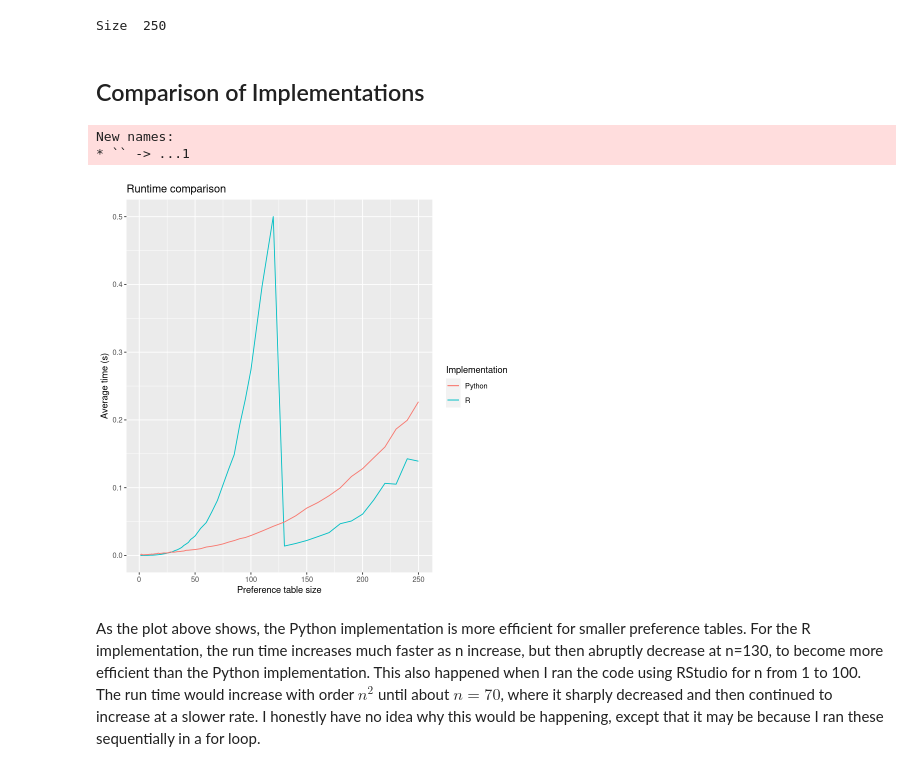
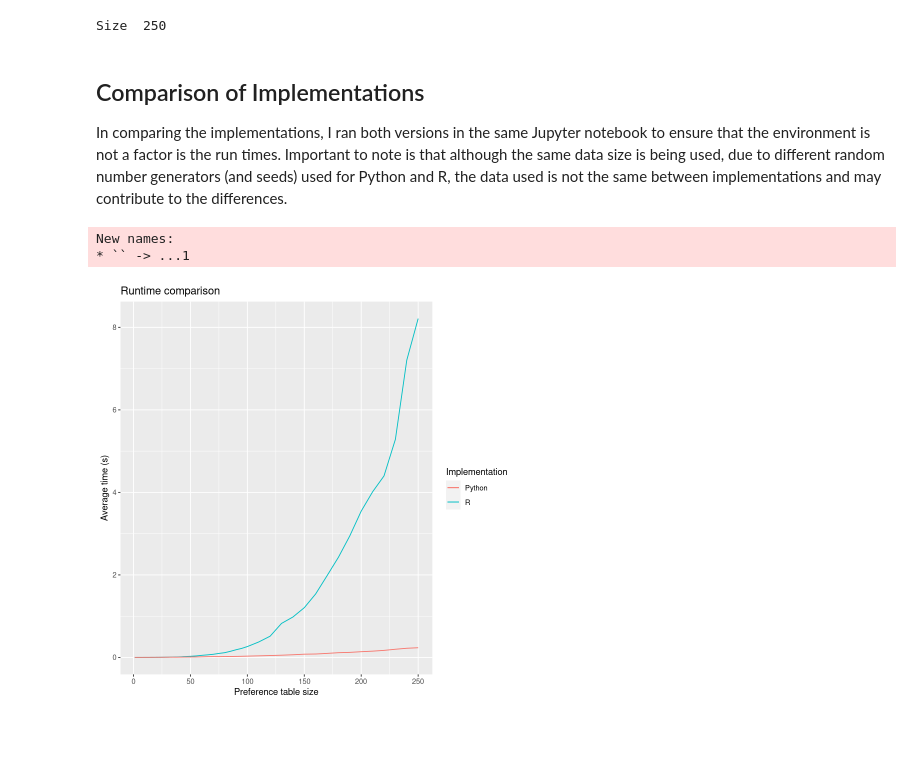
Before and after one commit to danotice/stablemarriage, a Jupyter notebook: Task 2 - Runtime comparison.ipynb, the cells around one changed output. Cells and saved outputs as stored; diff of their text form; code cells hidden in the pictures; blank space fills up the shorter version.

```diff
--- a/Task 2 - Runtime comparison.ipynb
+++ b/Task 2 - Runtime comparison.ipynb
@@ -40,6 +21,23 @@ check_times_R = function(n, runs){
+# %%
+#Generates n x n preference tables and runs and times the algorithm using the R package
+check_times_R = function(n, runs){
+  M = str_c("M",seq(n))
+  f = M = str_c("f",seq(n))
+
+  times = 0
+
+  for (i in 1:runs) {
+    M_tab = random_pref_table(M,f)
+    F_tab = random_pref_table(f,M)
+
+    times = times + system.time(find_stable_marriages(M_tab,F_tab,"U"))["elapsed"]
+
+  }
+  return(times/runs)
+}
 # %%
-if (file.exists("R implementation times.csv")){
-  Times_R = read.csv("R implementation times.csv")
+if (file.exists("R implementation times2.csv")){
+  Times_R = read.csv("R implementation times2.csv")
 
 }else{
 
@@ -47,12 +45,12 @@ if (file.exists("R implementation times.csv")){
   sizes = c(1:20,seq(22,50,2),seq(55,100,5),seq(110,250,10))
   Times = c()
   for (n in sizes){
-    Times = c(Times, check_times_R(n,100))
+    Times = c(Times, check_times_R(n,50))
     message("Size ",n,appendLF = F)
   }
 
   Times_R = data.frame(n = sizes, time = Times)
-  write_csv(Times_R,"R implementation times.csv")
+  write_csv(Times_R,"R implementation times2.csv")
 
 }
 # %% [output]
@@ -190,9 +188,9 @@ def check_times(n,runs):
     return times/runs #average time per run
 # %%
 #to load times already saved
-fileName = "Python implementation times.csv"
+fileName = "Python implementation times2.csv"
 if fileName in listdir():
-    Times_Python = pd.read_csv(r"Python implementation times.csv")
+    Times_Python = pd.read_csv(r"Python implementation times2.csv")
 
 else:
     #to actually run the code for different sized tables
@@ -200,27 +198,26 @@ else:
     Times = dict()
     sizes = list(range(1,21)) + list(range(22, 50,2)) + list(range(50,100,5)) + list(range(100,251,10))
     for n in sizes:
-        Times[n] = check_times(n,100)
+        Times[n] = check_times(n,50)
         print ("Size ",n, end="\r")
 
     #to save the output
     Times_Python = pd.DataFrame(Times.items(), columns=['n', 'time'])
-    Times_Python.to_csv(r"Python implementation times.csv")
+    Times_Python.to_csv(r"Python implementation times2.csv")
 # %% [output]
 Size  250
 # %% [markdown]
 ## Comparison of Implementations
+In comparing the implementations, I ran both versions in the same Jupyter notebook to ensure that the environment is not a factor is the run times. Important to note is that although the same data size is being used, due to different random number generators (and seeds) used for Python and R, the data used is not the same between implementations and may contribute to the differences.
 # %%
-Times_R = read_csv("R implementation times.csv", show_col_types = FALSE)
-Times_Python = read_csv("Python implementation times.csv", col_types = cols(...1 = col_skip()))
+Times_R = read_csv("R implementation times2.csv", show_col_types = FALSE)
+Times_Python = read_csv("Python implementation times2.csv", col_types = cols(...1 = col_skip()))
 
 ggplot() +
   geom_line(aes(x = n, y = time, colour = "R"), data = Times_R) +
   geom_line(aes(x = n, y = time, colour = "Python"), data = Times_Python) +
   labs(x = "Preference table size" , y = "Average time (s)", title = "Runtime comparison", colour = "Implementation")
 # %% [output]
 New names:
 * `` -> ...1
-[figure, old version]
+[figure, new version]
-# %% [markdown]
-As the plot above shows, the Python implementation is more efficient for smaller preference tables. For the R implementation, the run time increases much faster as n increase, but then abruptly decrease at n=130, to become more efficient than the Python implementation. This also happened when I ran the code using RStudio for n from 1 to 100. The run time would increase with order $n^2$ until about $n=70$, where it sharply decreased and then continued to increase at a slower rate. I honestly have no idea why this would be happening, except that it may be because I ran these sequentially in a for loop.
```
Also changed, not shown: parts of 3 cells of this notebook, 2 other files.
